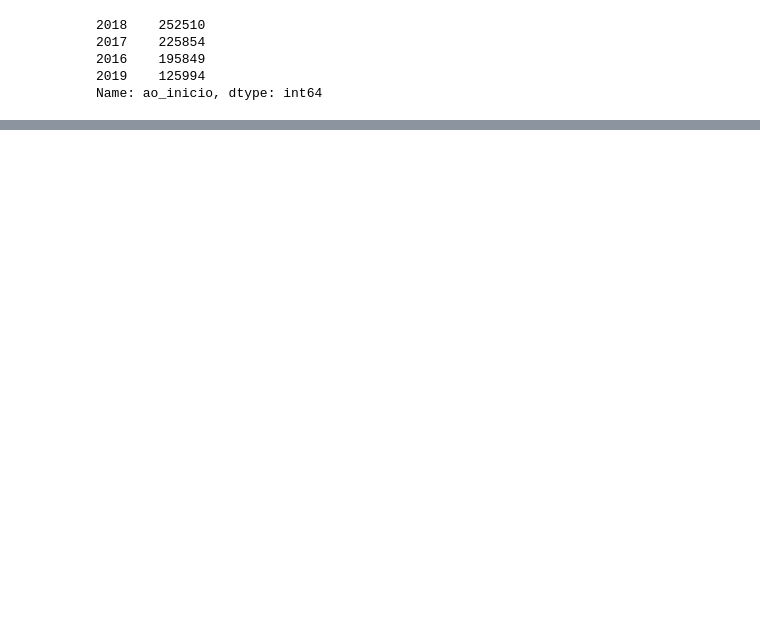
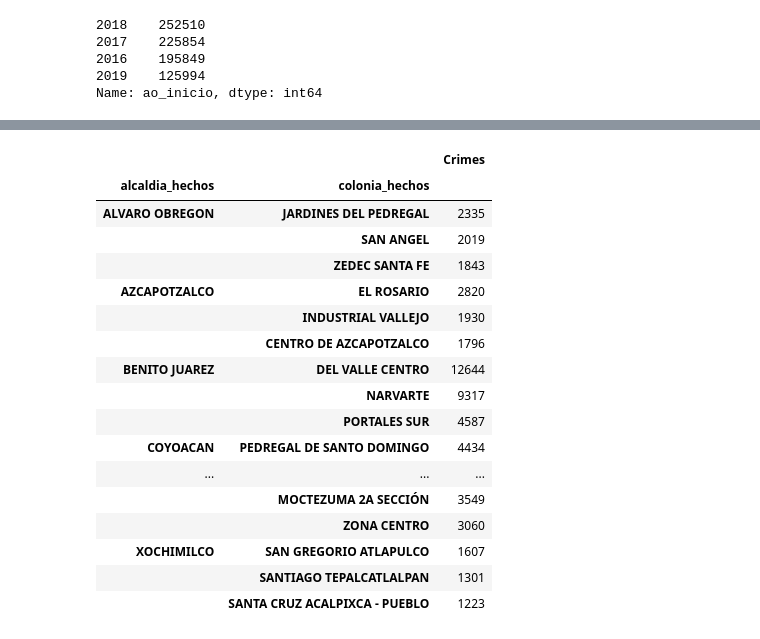
Before and after one commit to xalejandrow/interacting-with-the-twitter-api-project-tutorial, a Jupyter notebook: Crimes_4GKS.ipynb, the cells around one changed output, grey strips where cells are left out. Drawn from its saved outputs; the diff is of its cells as text; code cells hidden in the pictures; blank space fills up the shorter version.

```diff
--- a/Crimes_4GKS.ipynb
+++ b/Crimes_4GKS.ipynb
@@ -173,4 +278,27 @@ df_count.plot.bar(title='Crimes per Year', x='fecha_inicio',y='obs')
 # %%
 # In each city, what are the top 3 subcities ("Colonias") with most crimes?
+
+#df_colony = df.groupby(['alcaldia_hechos','colonia_hechos']).size().to_frame(name='Crime')
+df_colony = df.groupby(['alcaldia_hechos','colonia_hechos']).size().to_frame().rename(columns={0:'Crimes'}).sort_values(by=['alcaldia_hechos','Crimes'],ascending=[True,False]).groupby(level=0).head(3)
+df_colony
+# %% [output]
+|  |  | Crimes |
+| alcaldia_hechos | colonia_hechos |  |
+| ALVARO OBREGON | JARDINES DEL PEDREGAL | 2335 |
+|  | SAN ANGEL | 2019 |
+|  | ZEDEC SANTA FE | 1843 |
+| AZCAPOTZALCO | EL ROSARIO | 2820 |
+|  | INDUSTRIAL VALLEJO | 1930 |
+|  | CENTRO DE AZCAPOTZALCO | 1796 |
+| BENITO JUAREZ | DEL VALLE CENTRO | 12644 |
+|  | NARVARTE | 9317 |
+|  | PORTALES SUR | 4587 |
+| COYOACAN | PEDREGAL DE SANTO DOMINGO | 4434 |
+| ... | ... | ... |
+|  | MOCTEZUMA 2A SECCIÓN | 3549 |
+|  | ZONA CENTRO | 3060 |
+| XOCHIMILCO | SAN GREGORIO ATLAPULCO | 1607 |
+|  | SANTIAGO TEPALCATLALPAN | 1301 |
+|  | SANTA CRUZ ACALPIXCA - PUEBLO | 1223 |
 # %%
 # Do you see a trend per month or day?
```
Also changed, not shown: parts of 14 cells of this notebook.
